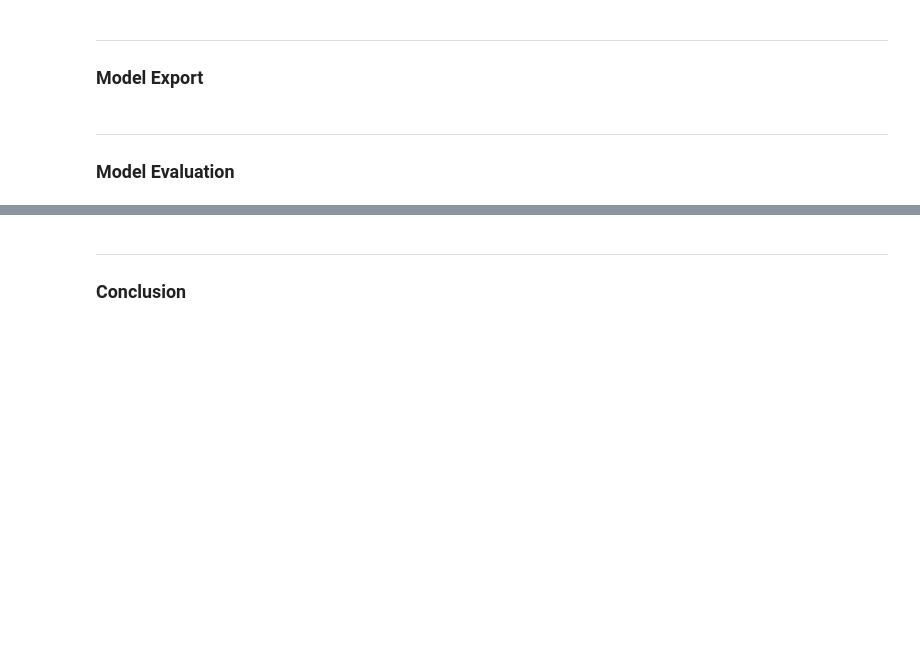
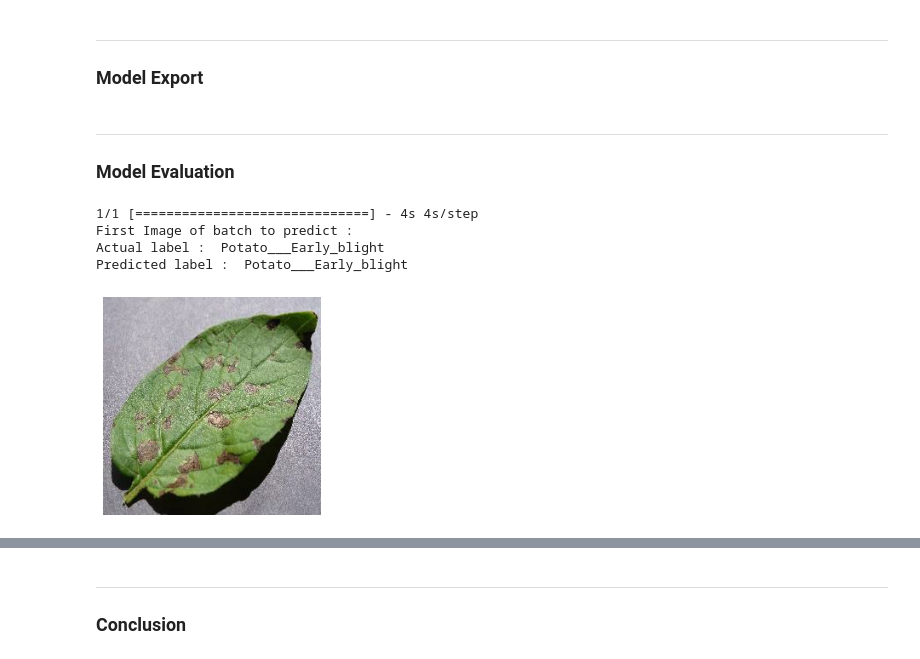
Before and after one commit to xanterx/thesis, a Jupyter notebook: thesis copy.ipynb, the cells around one changed output, grey strips where cells are left out. Drawn from its saved outputs; the diff is of its cells as text; code cells hidden in the pictures; blank space fills up the shorter version.

```diff
--- a/thesis copy.ipynb
+++ b/thesis copy.ipynb
@@ -781,3 +797,22 @@ Epoch 6/10
 ---
 
 ### Model Evaluation
+# %%
+#plotting image
+for batch_image, batch_label in test_ds.take(1):
+    first_image = batch_image[0].numpy().astype('uint8')
+    first_label = all_classes[batch_label[0]]
+
+    plt.imshow(first_image)
+
+    batch_prediction = mt7.predict(batch_image)
+    print('First Image of batch to predict :')
+    print('Actual label : ', first_label)
+    print('Predicted label : ', all_classes[np.argmax(batch_prediction[0])])
+    plt.axis('off')
+# %% [output]
+1/1 [==============================] - 4s 4s/step
+First Image of batch to predict :
+Actual label :  Potato___Early_blight
+Predicted label :  Potato___Early_blight
+[figure, added]
```
Also changed, not shown: parts of 4 cells of this notebook.
